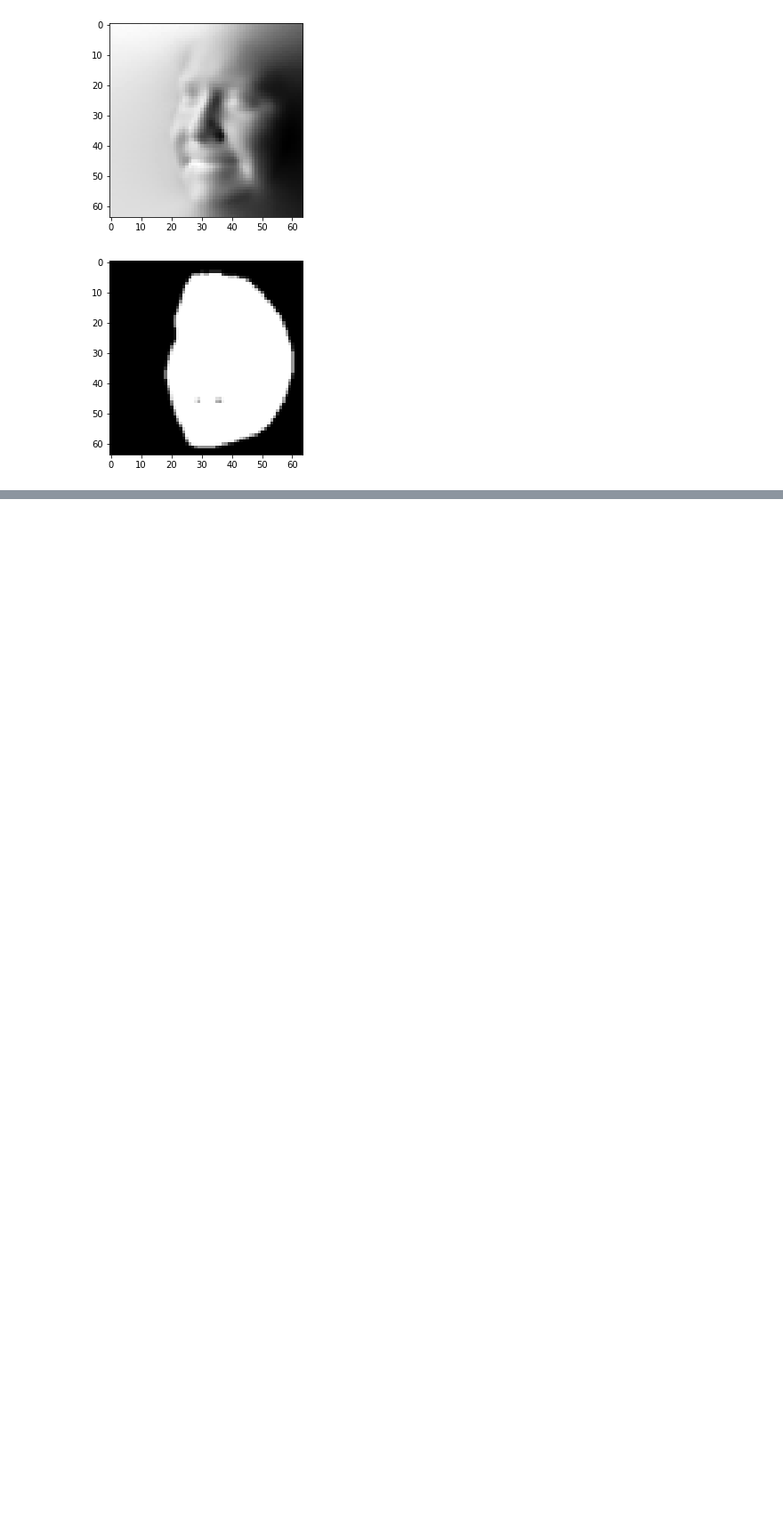
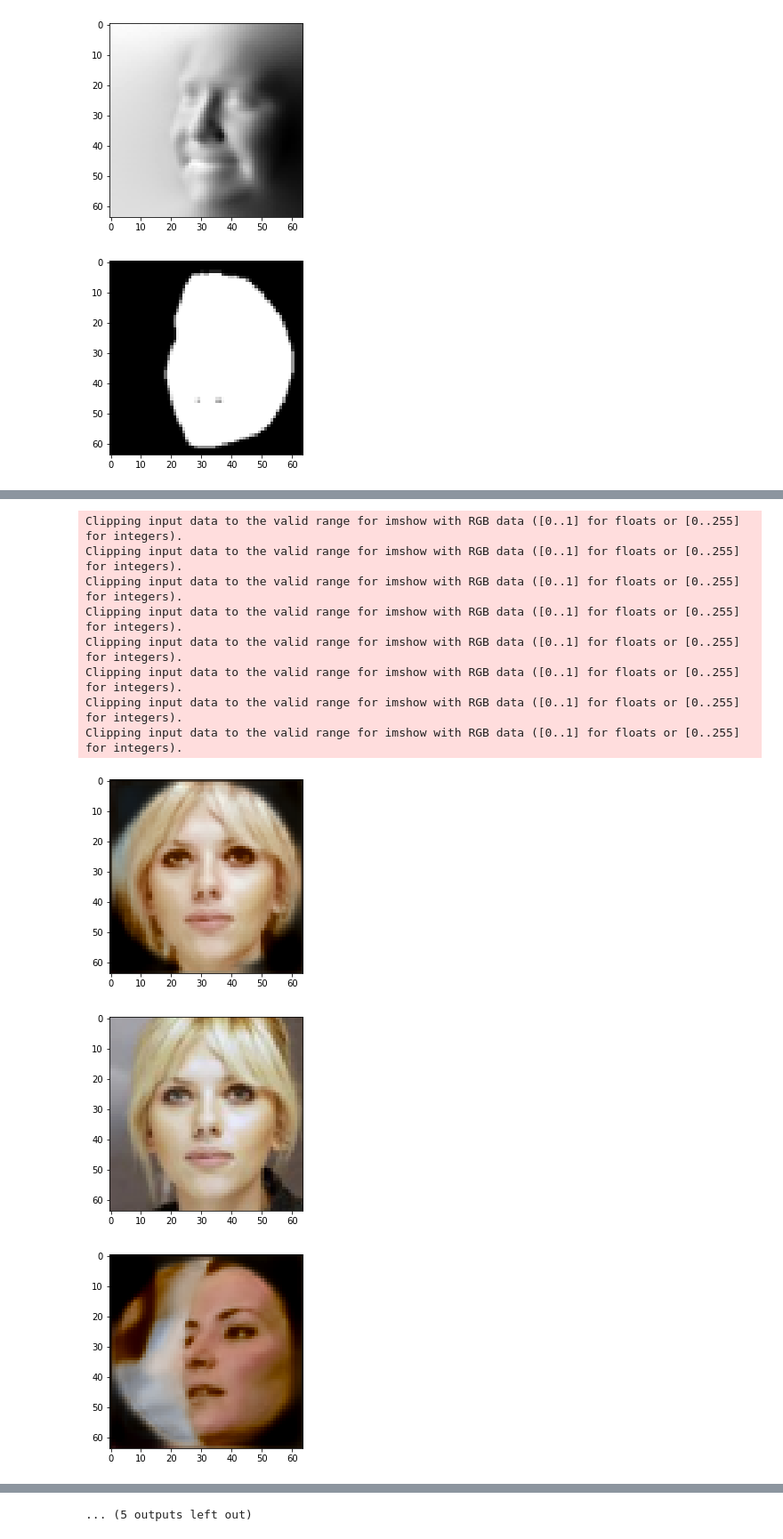
Before and after one commit to arihant72600/BioFaceNet, a Jupyter notebook: CNN.ipynb, the cells around one changed output, grey strips where cells are left out. Shown at 89% size. Cells and saved outputs as stored; diff of their text form; code cells hidden in the pictures; blank space fills up the shorter version.

```diff
--- a/CNN.ipynb
+++ b/CNN.ipynb
@@ -335,0 +274,11 @@ tensor([[6.9341e-03, 1.0996e-02, 2.1814e-02, 2.5038e-02, 1.9534e-02, 1.6711e-02,
+# %%
+tmatrix = sio.loadmat("drive/My Drive/util/Tmatrix.mat")['Tmatrix']
+tmatrix = np.transpose(tmatrix, (2, 0, 1))
+
+tmatrix = torch.tensor(tmatrix).to(device)
+tmatrix = torch.reshape(tmatrix, (1, 9, 128, 128))
+# %%
+txyx2rgb = torch.tensor([[3.2406, -1.537, -0.498],
+                         [-0.968, 1.8758, 0.0415],
+                         [0.0557, -0.204, 1.0570]]
+                        ).to(device)
@@ -498,0 +684,50 @@ torch.Size([32, 256, 64, 64])
+# %%
+model.load_state_dict(torch.load('drive/My Drive/working/model.pth'))
+
+for inputs in dataloaders['val']:
+  inputs = inputs[0]
+  inputs = inputs.to(device)
+
+  with torch.set_grad_enabled(False):
+    outputs = model(inputs)
+
+    images = outputs[5].to('cpu')
+
+    originalImage = torch.clone(inputs[:,:3,:,:]).to('cpu')
+    originalImage[:,0,:,:] += 0.35064762
+    originalImage[:,1,:,:] += 0.21667774
+    originalImage[:,2,:,:] += 0.16786481
+
+    for image, truth in zip(images, originalImage):
+      image = gammaCorrection(image)
+      truth = gammaCorrection(truth)
+
+      npimage = np.array(image)
+      npimage = np.transpose(npimage, (1, 2, 0))
+
+      nptruth = np.array(truth)
+      nptruth = np.transpose(nptruth, (1, 2, 0))
+
+
+      plt.figure()
+      plt.imshow(npimage)
+
+      plt.figure()
+      plt.imshow(nptruth)
+
+
+
+
+  break
+# %% [output]
+Clipping input data to the valid range for imshow with RGB data ([0..1] for floats or [0..255] for integers).
+Clipping input data to the valid range for imshow with RGB data ([0..1] for floats or [0..255] for integers).
+Clipping input data to the valid range for imshow with RGB data ([0..1] for floats or [0..255] for integers).
+Clipping input data to the valid range for imshow with RGB data ([0..1] for floats or [0..255] for integers).
+Clipping input data to the valid range for imshow with RGB data ([0..1] for floats or [0..255] for integers).
+Clipping input data to the valid range for imshow with RGB data ([0..1] for floats or [0..255] for integers).
+Clipping input data to the valid range for imshow with RGB data ([0..1] for floats or [0..255] for integers).
+Clipping input data to the valid range for imshow with RGB data ([0..1] for floats or [0..255] for integers).
+[figure, added]
+[figure, added]
+[figure, added]
@@ -499,3 +742,4 @@ torch.Size([32, 256, 64, 64])
+... (5 outputs left out)
 # %%
 totalParams = 0
 
```
Also changed, not shown: parts of 54 cells of this notebook, 1 other file.
